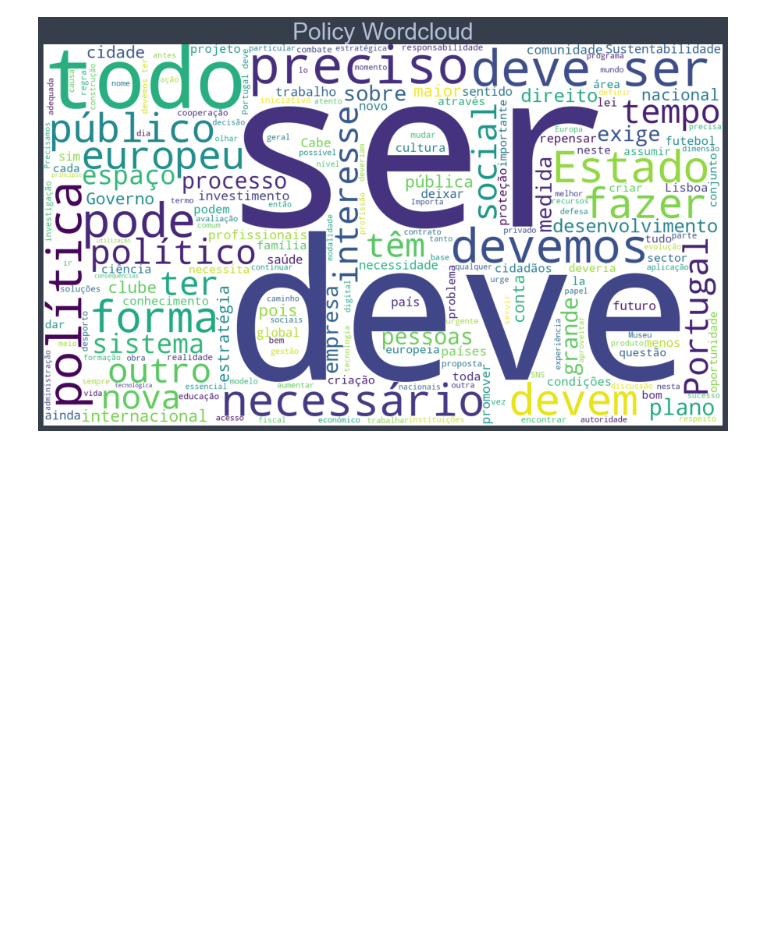
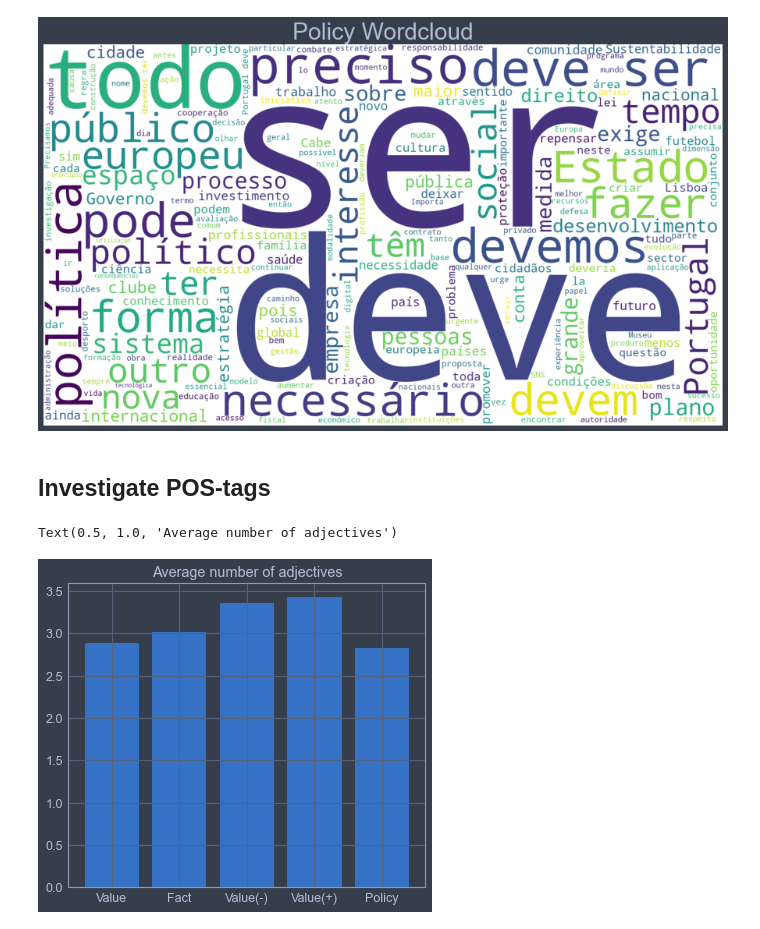
Before and after one commit to Caio-Nogueira/FEUP-PLN, a Jupyter notebook: exploratory_analysis.ipynb, the cells around one changed output. Cells and saved outputs as stored; diff of their text form; code cells hidden in the pictures; blank space fills up the shorter version.

```diff
--- a/exploratory_analysis.ipynb
+++ b/exploratory_analysis.ipynb
@@ -96,3 +80,18 @@ for topic in topics:
 [figure]
 [figure]
 [figure]
+# %% [markdown]
+## Investigate POS-tags
+# %%
+pre_processed = pd.read_excel("data/ADUs_pre-processed.xlsx")
+# %%
+labels = pre_processed["label"].unique()
+y = []
+for label in labels:
+    df = pre_processed.loc[pre_processed["label"] == label]
+    y.append(df["ADJ_count"].mean())
+plt.bar(labels, y)
+plt.title("Average number of adjectives")
+# %% [output]
+Text(0.5, 1.0, 'Average number of adjectives')
+[figure, added]
```
Also changed, not shown: parts of 1 cell of this notebook.
